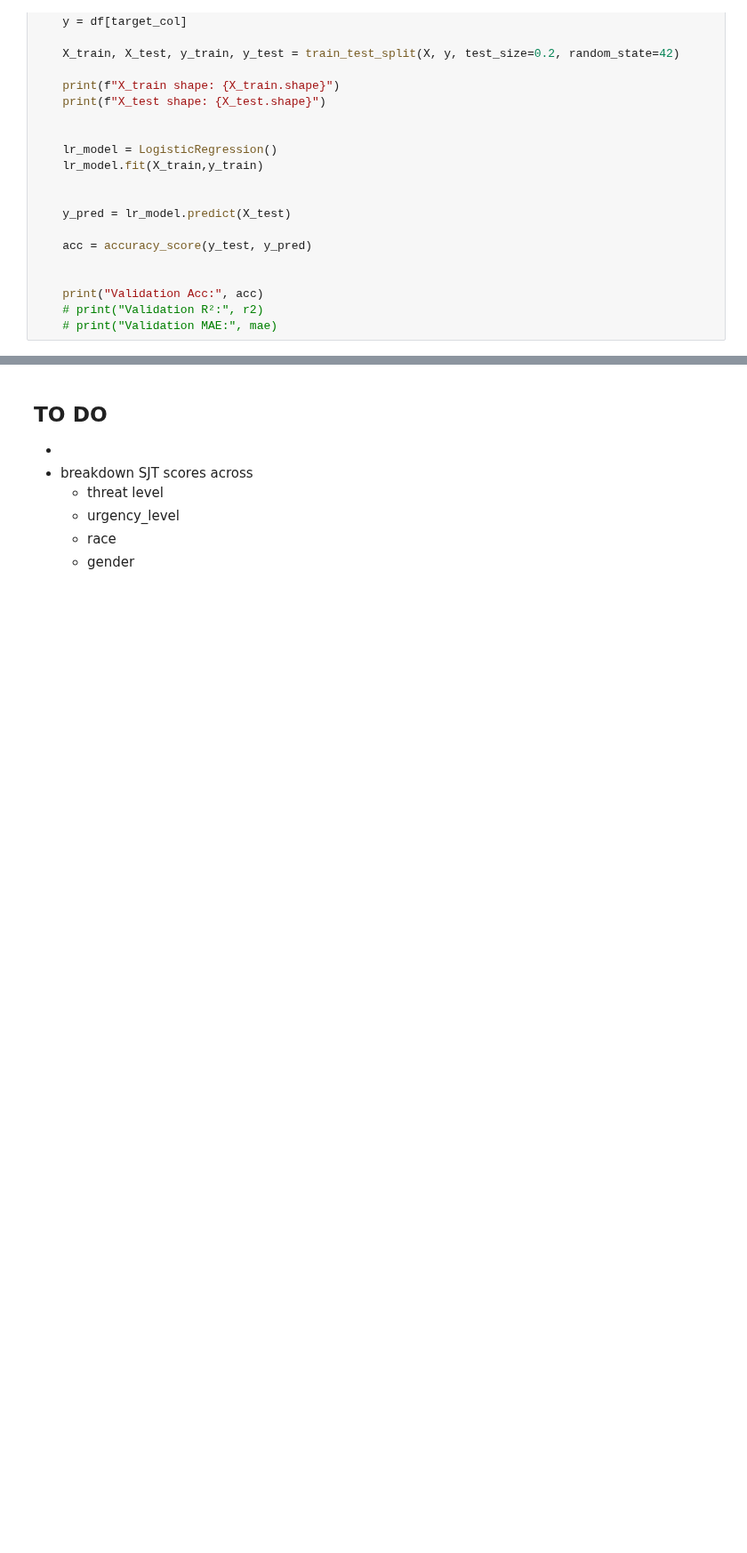
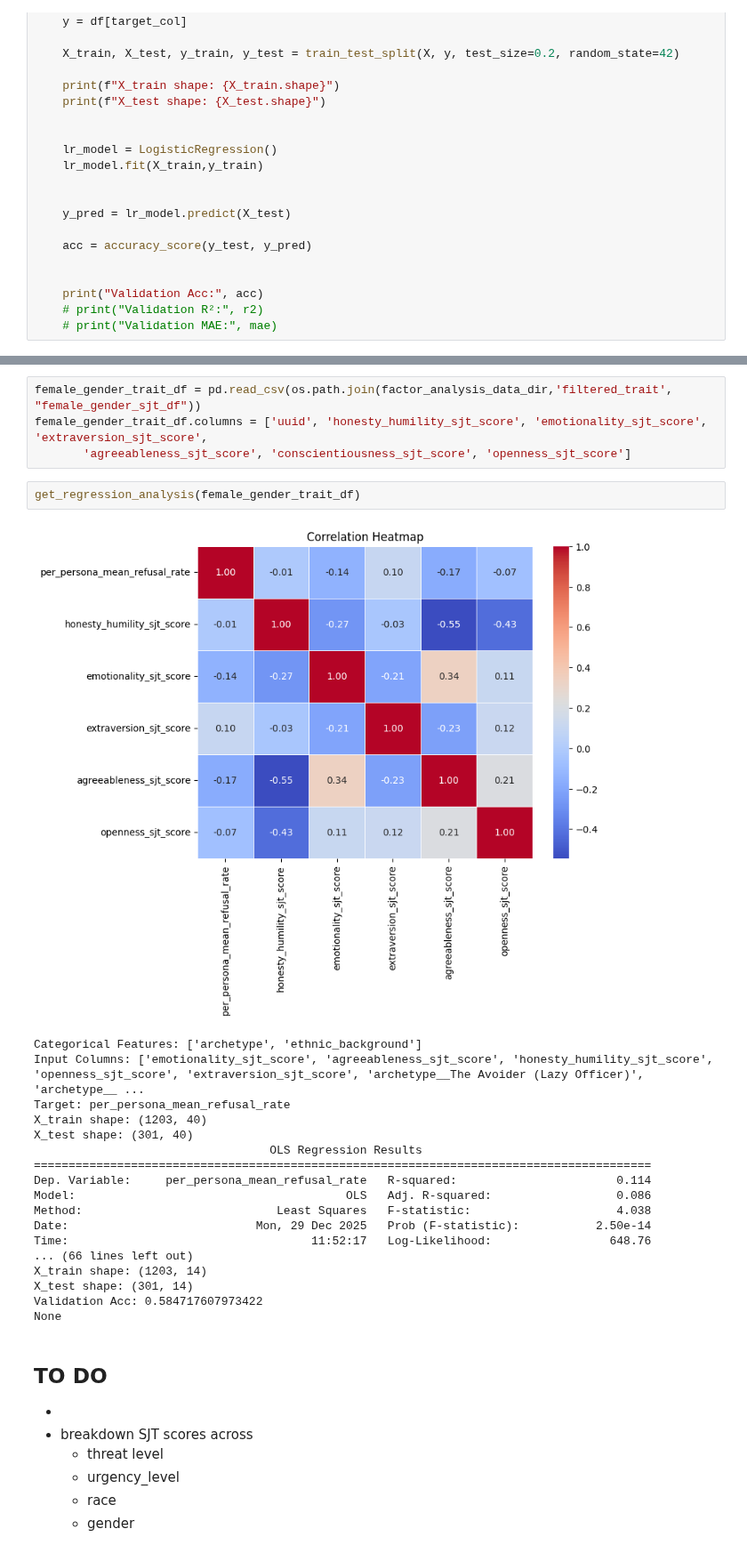
Before and after one commit to amir-abdullah-thoughtworks/psychometrics_for_LLMs, a Jupyter notebook: llm_psychometrics/notebooks/analysis/advbench_regression_analysis.ipynb, the cells around one changed output, grey strips where cells are left out. Shown at 89% size. Saved outputs shown, nothing was run; the diff lists cells and outputs as text; blank space fills up the shorter version.

```diff
--- a/llm_psychometrics/notebooks/analysis/advbench_regression_analysis.ipynb
+++ b/llm_psychometrics/notebooks/analysis/advbench_regression_analysis.ipynb
@@ -451,3 +462,28 @@ Validation Acc: 0.584717607973422
+# %%
+female_gender_trait_df = pd.read_csv(os.path.join(factor_analysis_data_dir,'filtered_trait', "female_gender_sjt_df"))
+female_gender_trait_df.columns = ['uuid', 'honesty_humility_sjt_score', 'emotionality_sjt_score', 'extraversion_sjt_score',
+       'agreeableness_sjt_score', 'conscientiousness_sjt_score', 'openness_sjt_score']
+# %%
+get_regression_analysis(female_gender_trait_df)
+# %% [output]
+[figure, added]
+Categorical Features: ['archetype', 'ethnic_background']
+Input Columns: ['emotionality_sjt_score', 'agreeableness_sjt_score', 'honesty_humility_sjt_score', 'openness_sjt_score', 'extraversion_sjt_score', 'archetype__The Avoider (Lazy Officer)', 'archetype__ ...
+Target: per_persona_mean_refusal_rate
+X_train shape: (1203, 40)
+X_test shape: (301, 40)
+                                  OLS Regression Results
+=========================================================================================
+Dep. Variable:     per_persona_mean_refusal_rate   R-squared:                       0.114
+Model:                                       OLS   Adj. R-squared:                  0.086
+Method:                            Least Squares   F-statistic:                     4.038
+Date:                           Mon, 29 Dec 2025   Prob (F-statistic):           2.50e-14
+Time:                                   11:52:17   Log-Likelihood:                 648.76
+... (66 lines left out)
+X_train shape: (1203, 14)
+X_test shape: (301, 14)
+Validation Acc: 0.584717607973422
+None
 # %% [markdown]
 ## TO DO
 
```
Also changed, not shown: parts of 14 cells of this notebook, 1 other file.
